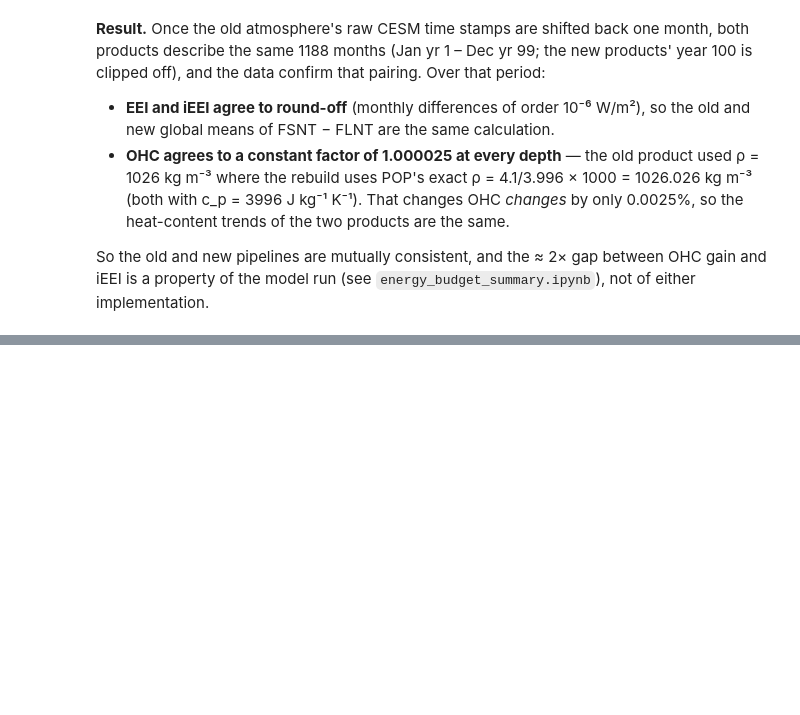
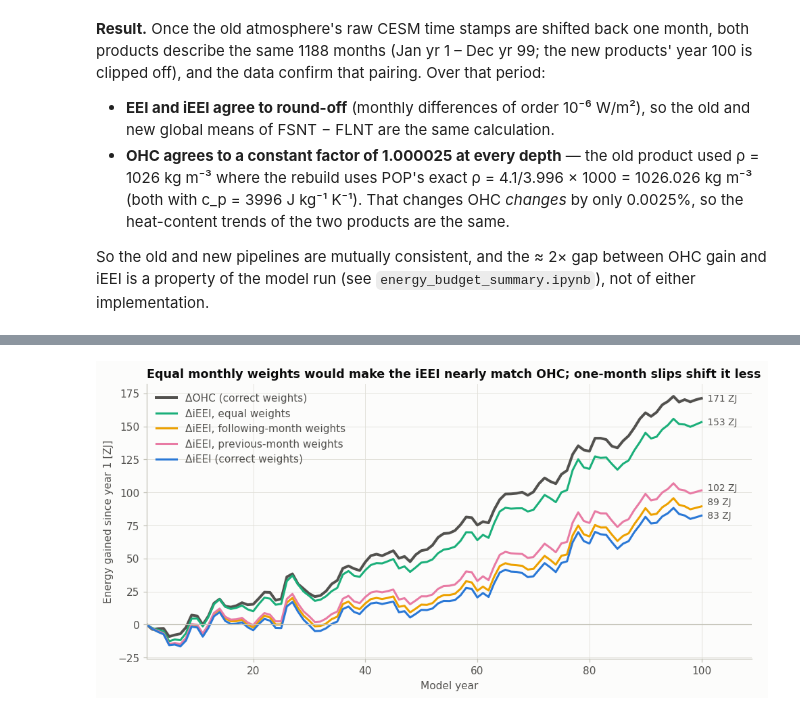
Before and after one commit to jshaw35/PRISM, a Jupyter notebook: ohc_ieei_rebuild/new_vs_old_piControl.ipynb, the cells around one changed output, grey strips where cells are left out. Cells and saved outputs as stored; diff of their text form; code cells hidden in the pictures; blank space fills up the shorter version.

```diff
--- a/ohc_ieei_rebuild/new_vs_old_piControl.ipynb
+++ b/ohc_ieei_rebuild/new_vs_old_piControl.ipynb
@@ -273,0 +393,29 @@ the model run (see `energy_budget_summary.ipynb`), not of either implementation.
+# %%
+EQUAL, FOLLOWING, PREVIOUS = "#1baf7a", "#eda100", "#e87ba4"
+fig, ax = plt.subplots(figsize=(10.5, 4.8))
+d_ohc_ann = cumulative["correct (both)"][0] / ZJ
+series = [
+    ("ΔOHC (correct weights)", d_ohc_ann, INK2, 2.6),
+    ("ΔiEEI, equal weights", cumulative["iEEI: equal weights"][1] / ZJ, EQUAL, 2),
+    ("ΔiEEI, following-month weights", cumulative["iEEI: following-month weights"][1] / ZJ, FOLLOWING, 2),
+    ("ΔiEEI, previous-month weights", cumulative["iEEI: previous-month weights"][1] / ZJ, PREVIOUS, 2),
+    ("ΔiEEI (correct weights)", cumulative["correct (both)"][1] / ZJ, NEW, 2),
+]
+ends = []
+for label, s, color, lw in series:
+    ax.plot(s["year"], s, color=color, lw=lw, label=label)
+    ends.append((float(s[-1]), f" {float(s[-1]):.0f} ZJ"))
+ax.axhline(0, color=AXIS, lw=0.8)
+ax.set_xlim(1, 109)
+ymin, ymax = ax.get_ylim()
+placed = []
+for y, text in sorted(ends):  # nudge end labels apart
+    y_text = max(y, placed[-1] + 0.05 * (ymax - ymin)) if placed else y
+    placed.append(y_text)
+    ax.annotate(text, xy=(100, y), xytext=(100.5, y_text), va="center", color=INK2, fontsize=9)
+ax.set(xlabel="Model year", ylabel="Energy gained since year 1 [ZJ]",
+       title="Equal monthly weights would make the iEEI nearly match OHC; one-month slips shift it less")
+ax.legend(loc="upper left")
+plt.show()
+# %% [output]
+[figure, added]
```
Also changed, not shown: parts of 4 cells of this notebook, 2 other files.
